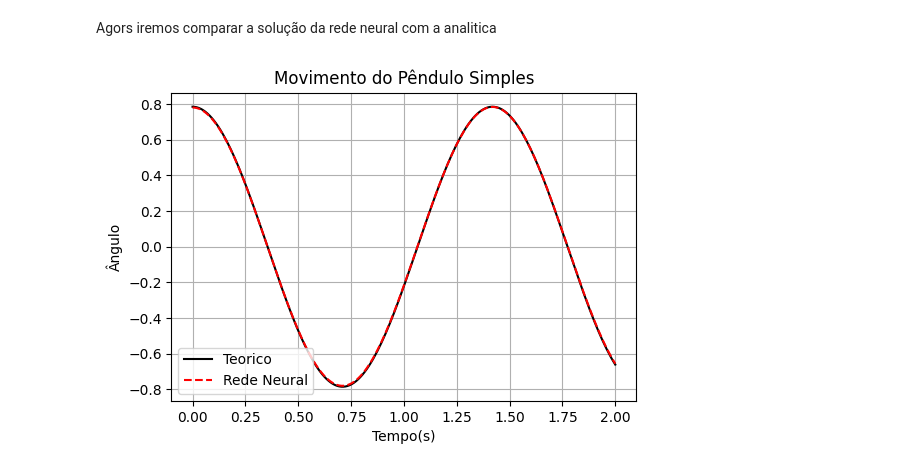
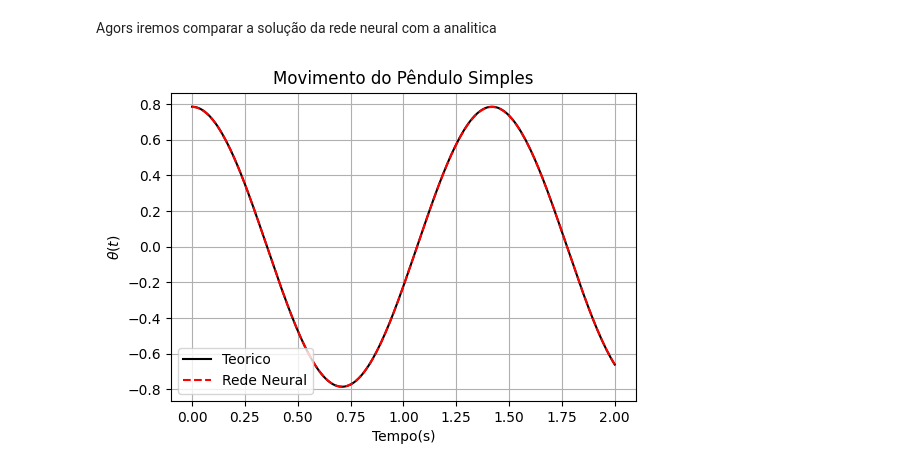
Before and after one commit to Coffee4MePlz/Notebooks_NN_Physics, a Jupyter notebook: 04-Exemplo 2 OHS.ipynb, the cells around one changed output. Cells and saved outputs as stored; diff of their text form; code cells hidden in the pictures.

```diff
--- a/04-Exemplo 2 OHS.ipynb
+++ b/04-Exemplo 2 OHS.ipynb
@@ -161,22 +161,23 @@ Agors iremos comparar a solução da rede neural com a analitica
 # %%
 t_test = tc.linspace(t_i,t_f,200,requires_grad=True).reshape(-1,1)
 y_test = soluçao_analitivca_OHM(x_0 = x_0 ,omega_0 = Omega_0 ,t = t_test)
 
 y_preds_test = model(t_test)
 solution_x = y_preds_test.reshape(-1,1)
 
 plt.subplots(figsize=(6,4))
 plt.plot(t_test.detach().numpy(), y_test.detach().numpy(),"k-", label="Teorico")
 plt.plot(t_test.detach().numpy(), solution_x.detach().numpy(),"r--", label=f"Rede Neural" )
+
 plt.legend()
 
 # Adicionando rótulos e título
-plt.ylabel("Ângulo")
+plt.ylabel(r"$\theta(t)$")
 plt.xlabel("Tempo(s)")
 plt.title("Movimento do Pêndulo Simples")
 plt.legend()
 plt.grid(True)
 plt.show()
 plt.show()
 # %% [output]
-[figure, old version]
+[figure, new version]
```
Also changed, not shown: parts of 2 cells of this notebook.
